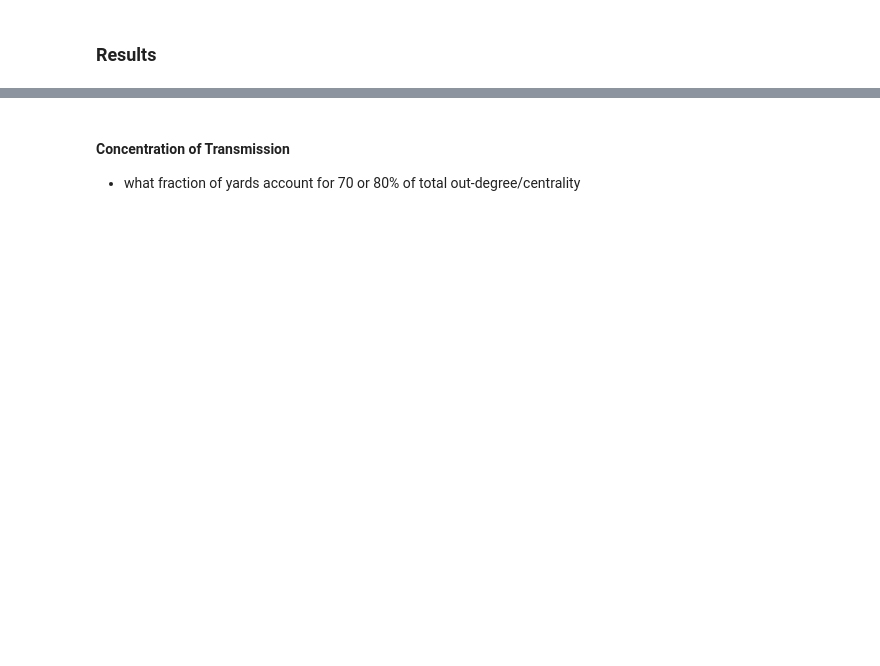
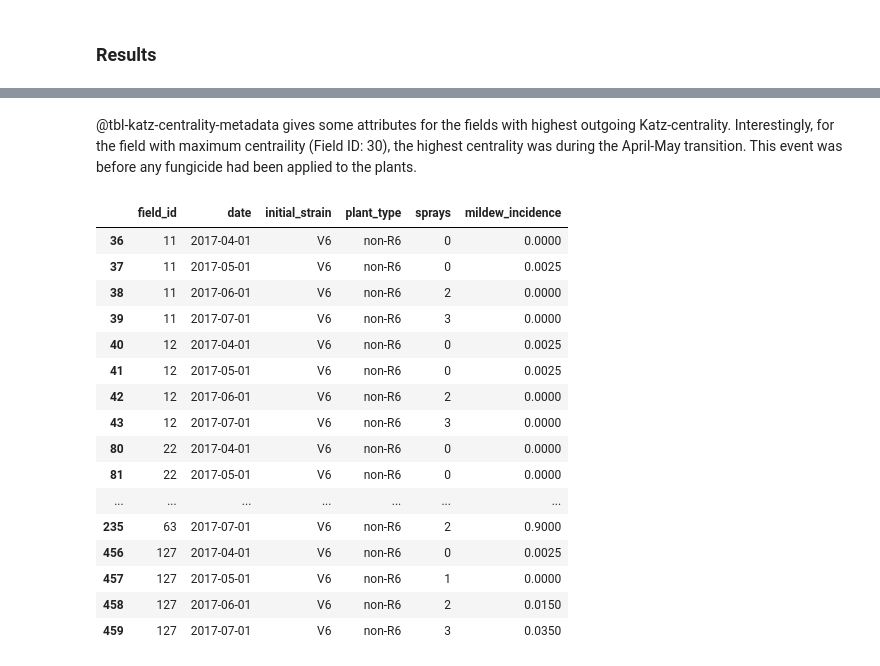
Before and after one commit to hawktre/CS_546_FinalProject, a Jupyter notebook: notebooks/4-network-analysis-finalproject.ipynb, the cells around one changed output, grey strips where cells are left out. Saved outputs shown, nothing was run; the diff lists cells and outputs as text; code cells hidden in the pictures; blank space fills up the shorter version.

```diff
--- a/notebooks/4-network-analysis-finalproject.ipynb
+++ b/notebooks/4-network-analysis-finalproject.ipynb
@@ -177,6 +180,8 @@ The free parameter $\rho$ controls the contribution of the eigenvector, and is s
 
 ### Results
 # %%
+#| output: false
+
 # Read in the adjacency matrices from the CSV files
 !curl -L https://raw.githubusercontent.com/hawktre/CS_546_FinalProject/refs/heads/main/reports/networks/network_apr_may.csv -o network_apr_may.csv
 !curl -L https://raw.githubusercontent.com/hawktre/CS_546_FinalProject/refs/heads/main/reports/networks/network_may_jun.csv -o network_may_jun.csv
@@ -194,9 +199,6 @@ meta = pd.read_csv('clean_summary.csv', index_col=0, header=0)
 ! rm network_may_jun.csv
 ! rm network_jun_jul.csv
 
-meta["date"] = pd.to_datetime(meta["date"])
-# Filter to 2017, one row per farm (drop duplicate locations)
-meta_2017 = meta[meta["year"] == 2017].drop_duplicates(subset="field_id").reset_index(drop=True)
 
 #Write a function to build an igraph with metadata
 def build_graph(adj_df, meta_df):
@@ -213,9 +215,11 @@ def build_graph(adj_df, meta_df):
 
     return g
 
-apr_may_g: ig.Graph = build_graph(apr_may, meta_2017)
-may_jun_g: ig.Graph= build_graph(may_jun, meta_2017)
-jun_jul_g: ig.Graph= build_graph(jun_jul, meta_2017)
+#clean up the metadata so that there is one row per field_id
+meta_2017_clean = meta_2017[["field_id", "initial_strain", "plant_type", "centroid_lat", "centroid_long"]].drop_duplicates().reset_index(drop=True)
+apr_may_g: ig.Graph = build_graph(apr_may, meta_2017_clean)
+may_jun_g: ig.Graph= build_graph(may_jun, meta_2017_clean)
+jun_jul_g: ig.Graph= build_graph(jun_jul, meta_2017_clean)
 # %% [output]
   % Total    % Received % Xferd  Average Speed   Time    Time     Time  Current
                                  Dload  Upload   Total   Spent    Left  Speed
@@ -385,7 +630,27 @@ katz_out.boxplot(column="katz", by="group")
 # %% [markdown]
-
-#### Concentration of Transmission
-- what fraction of yards account for 70 or 80% of total out-degree/centrality
+@tbl-katz-centrality-metadata gives some attributes for the fields with highest outgoing Katz-centrality. Interestingly, for the field with maximum centraility (Field ID: 30), the highest centrality was during the April-May transition. This event was before any fungicide had been applied to the plants.
+# %%
+#| label: tbl-katz-centrality-metadata
+#| tbl-cap: "Metadata attributes for top-ranked nodes by Katz centrality, showing potentially important fields in the spore dispersal network."
+meta_2017.loc[meta_2017["field_id"].isin([30, 127, 12, 63, 11, 22]), ["field_id", "date", "initial_strain", "plant_type", "sprays", "mildew_incidence"]]
+# %% [output]
+|  | field_id | date | initial_strain | plant_type | sprays | mildew_incidence |
+| 36 | 11 | 2017-04-01 | V6 | non-R6 | 0 | 0.0000 |
+| 37 | 11 | 2017-05-01 | V6 | non-R6 | 0 | 0.0025 |
+| 38 | 11 | 2017-06-01 | V6 | non-R6 | 2 | 0.0000 |
+| 39 | 11 | 2017-07-01 | V6 | non-R6 | 3 | 0.0000 |
+| 40 | 12 | 2017-04-01 | V6 | non-R6 | 0 | 0.0025 |
+| 41 | 12 | 2017-05-01 | V6 | non-R6 | 0 | 0.0025 |
+| 42 | 12 | 2017-06-01 | V6 | non-R6 | 2 | 0.0000 |
+| 43 | 12 | 2017-07-01 | V6 | non-R6 | 3 | 0.0000 |
+| 80 | 22 | 2017-04-01 | V6 | non-R6 | 0 | 0.0000 |
+| 81 | 22 | 2017-05-01 | V6 | non-R6 | 0 | 0.0000 |
+| ... | ... | ... | ... | ... | ... | ... |
+| 235 | 63 | 2017-07-01 | V6 | non-R6 | 2 | 0.9000 |
+| 456 | 127 | 2017-04-01 | V6 | non-R6 | 0 | 0.0025 |
+| 457 | 127 | 2017-05-01 | V6 | non-R6 | 1 | 0.0000 |
+| 458 | 127 | 2017-06-01 | V6 | non-R6 | 2 | 0.0150 |
+| 459 | 127 | 2017-07-01 | V6 | non-R6 | 3 | 0.0350 |
 # %% [markdown]
 
 ### Discussion
```
Also changed, not shown: parts of 21 cells of this notebook, 1 other file.
